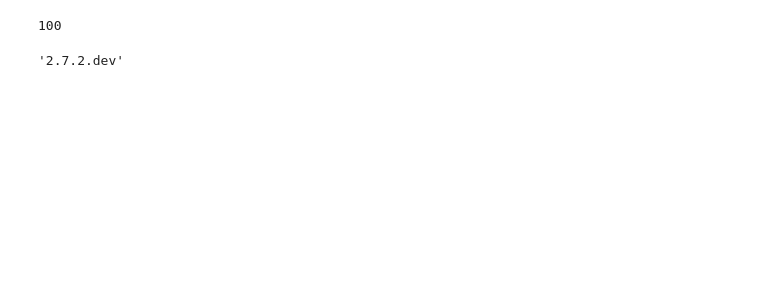
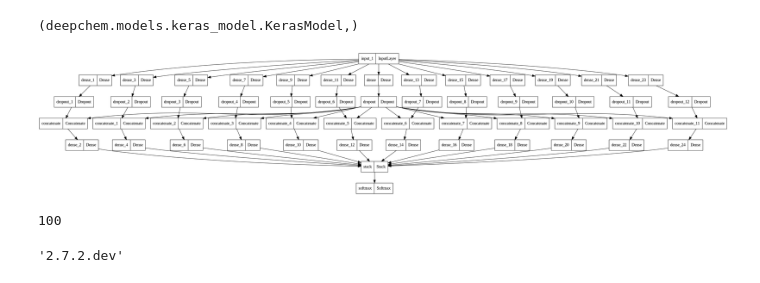
Before and after one commit to kjm33/deeplearning_for_life_sciences, a Jupyter notebook: tox21/tox21.ipynb, the cells around one changed output. Saved outputs shown, nothing was run; the diff lists cells and outputs as text; code cells hidden in the pictures; blank space fills up the shorter version.

Commit message:
Plot default model

```diff
--- a/tox21/tox21.ipynb
+++ b/tox21/tox21.ipynb
@@ -11,6 +18,14 @@ train_dataset, valid_dataset, test_dataset = tox21_datasets
 model = dc.models.RobustMultitaskClassifier(n_tasks=12,
     n_features=1024,
     layer_sizes=[1000])
+# %%
+dc.models.RobustMultitaskClassifier.__bases__
+# %% [output]
+(deepchem.models.keras_model.KerasModel,)
+# %%
+plot_model(model.model)
+# %% [output]
+[figure, added]
 # %%
 model.batch_size
 # %% [output]
```
Also changed, not shown: parts of 5 cells of this notebook.
